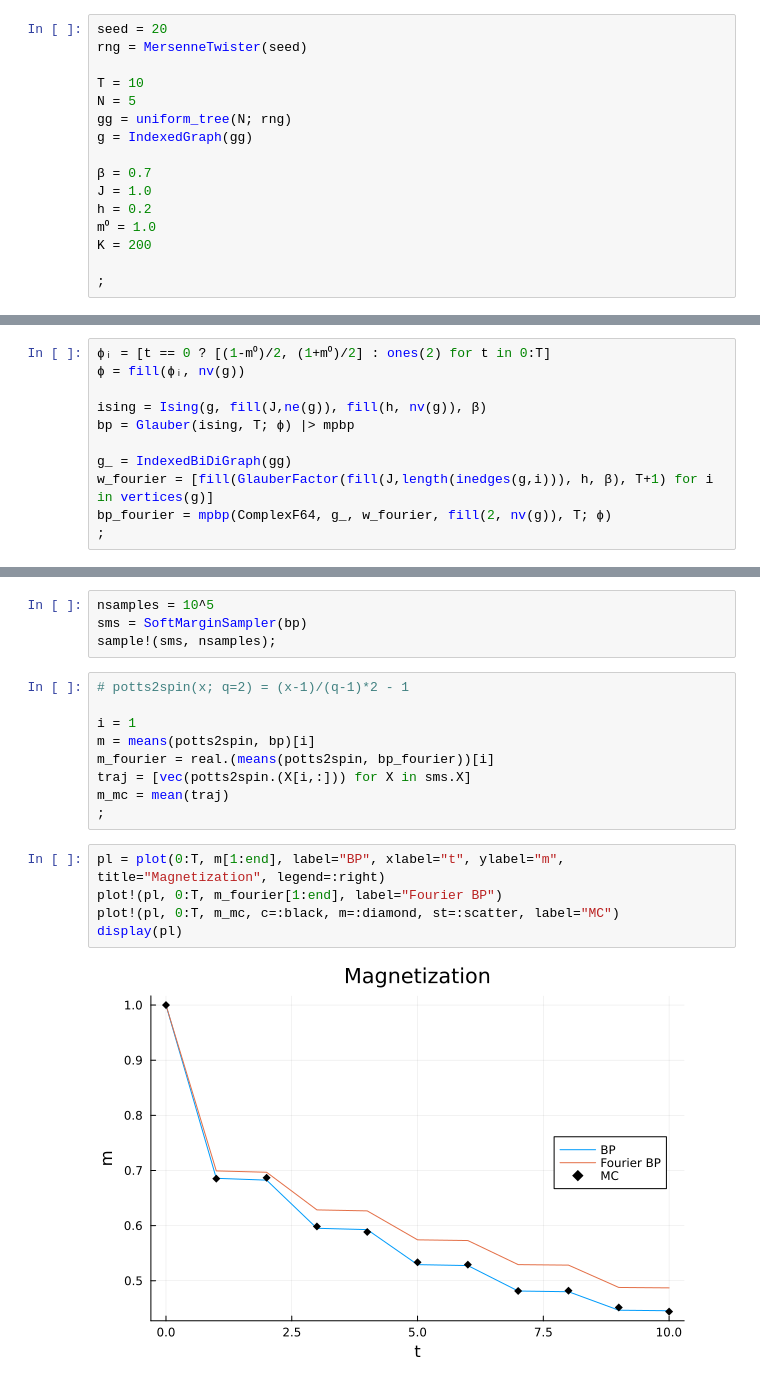
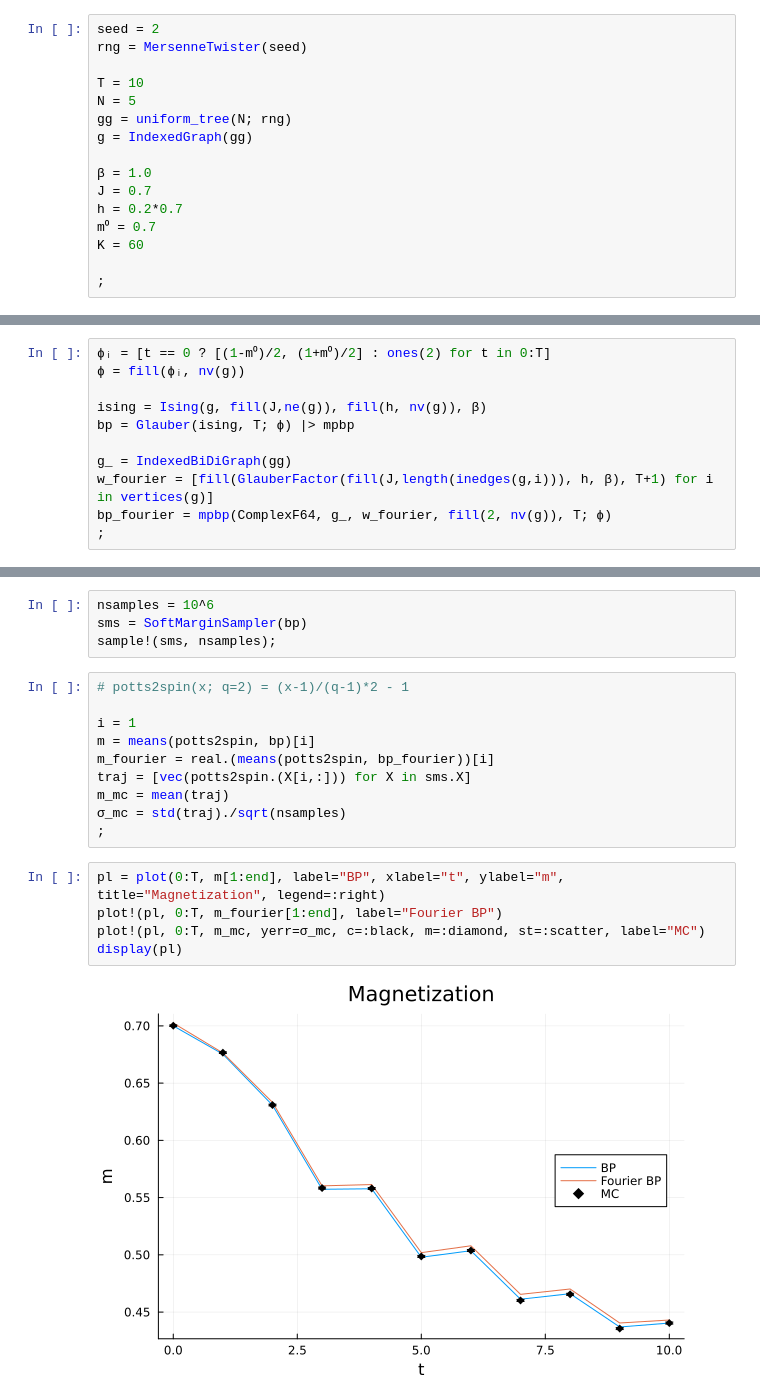
Before and after one commit to FedericoFlorio/MatrixProductBP.jl, a Jupyter notebook: results/random_tree.ipynb, the cells around one changed output, grey strips where cells are left out. Cells and saved outputs as stored; diff of their text form.

```diff
--- a/results/random_tree.ipynb
+++ b/results/random_tree.ipynb
@@ -12,7 +12,7 @@ using TensorTrains: summary_compact
 using SparseArrays
 using Plots
 # %%
-seed = 20
+seed = 2
 rng = MersenneTwister(seed)
 
 T = 10
@@ -20,11 +20,11 @@ N = 5
 gg = uniform_tree(N; rng)
 g = IndexedGraph(gg)
 
-β = 0.7
-J = 1.0
-h = 0.2
-m⁰ = 1.0
-K = 200
+β = 1.0
+J = 0.7
+h = 0.2*0.7
+m⁰ = 0.7
+K = 60
 
 ;
 # %%
@@ -69,5 +79,5 @@ end
 # %%
-nsamples = 10^5
+nsamples = 10^6
 sms = SoftMarginSampler(bp)
 sample!(sms, nsamples);
 # %%
@@ -78,11 +88,12 @@ m = means(potts2spin, bp)[i]
 m_fourier = real.(means(potts2spin, bp_fourier))[i]
 traj = [vec(potts2spin.(X[i,:])) for X in sms.X]
 m_mc = mean(traj)
+σ_mc = std(traj)./sqrt(nsamples)
 ;
 # %%
 pl = plot(0:T, m[1:end], label="BP", xlabel="t", ylabel="m", title="Magnetization", legend=:right)
 plot!(pl, 0:T, m_fourier[1:end], label="Fourier BP")
-plot!(pl, 0:T, m_mc, c=:black, m=:diamond, st=:scatter, label="MC")
+plot!(pl, 0:T, m_mc, yerr=σ_mc, c=:black, m=:diamond, st=:scatter, label="MC")
 display(pl)
 # %% [output]
-[figure, old version]
+[figure, new version]
```
Also changed, not shown: parts of 3 cells of this notebook, 19 other files.
